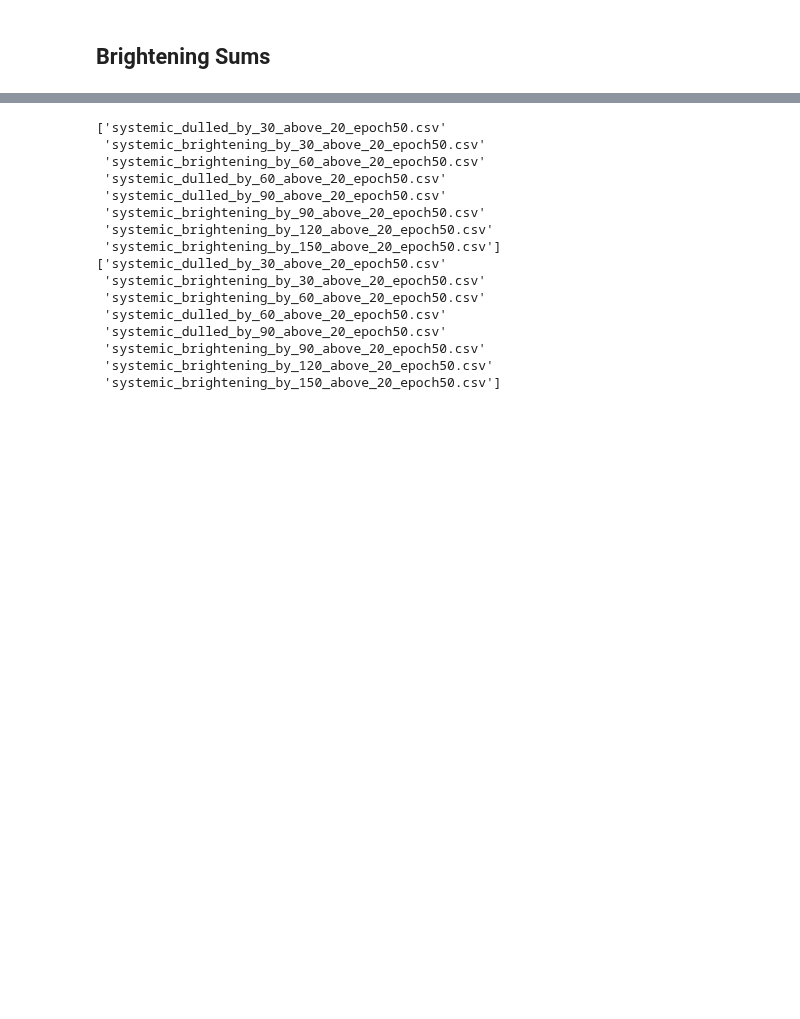
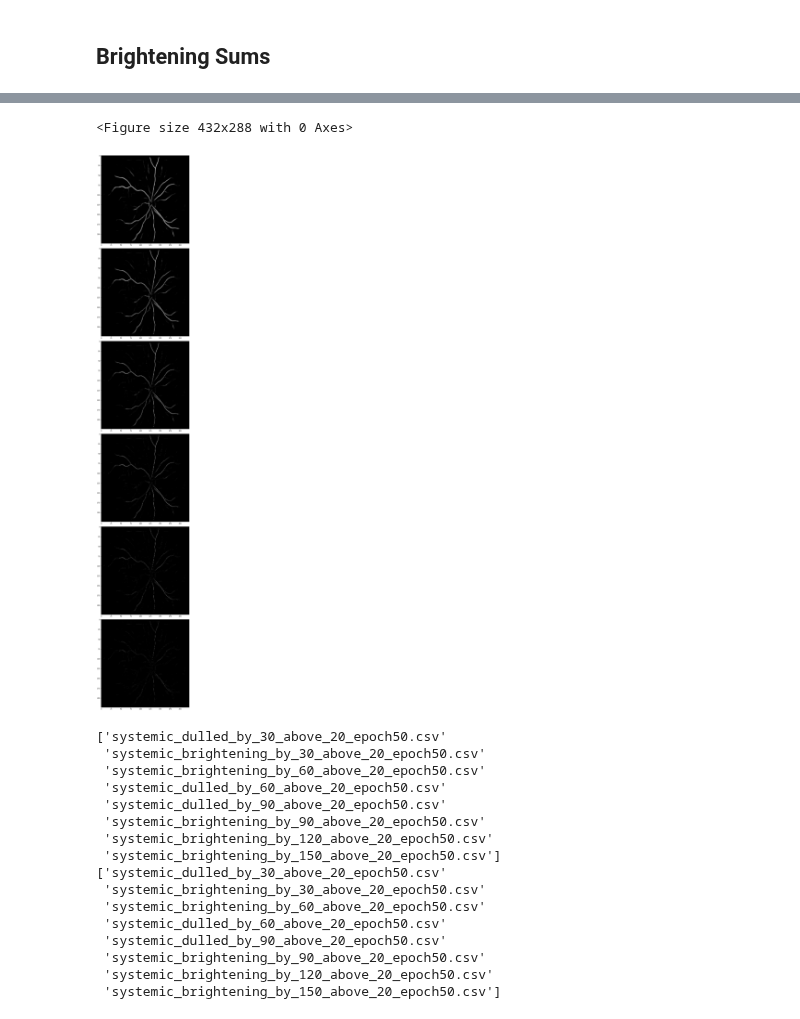
Before and after one commit to Centrattic/race, a Jupyter notebook: classifier_experiments/CNN_visualization.ipynb, the cells around one changed output, grey strips where cells are left out. Drawn from its saved outputs; the diff is of its cells as text; code cells hidden in the pictures; blank space fills up the shorter version.

```diff
--- a/classifier_experiments/CNN_visualization.ipynb
+++ b/classifier_experiments/CNN_visualization.ipynb
@@ -166,3 +135,36 @@ smaller vessels dulled by,  60
+# %%
+def make_systemic_brightening_vertical_stack(img_id, intensity_change, brighten_sum,
+                                            skeleton = False): # per image
+    img = mpimg.imread(f"/users/riya/race/dataset/segmentations/{img_id}.bmp")
+    img = np.repeat(img[:, :, np.newaxis], 3, axis=2).reshape((480,640,3))
+
+    if intensity_change == 'brighten':
+        visualize_image = systemic_brightening(img, skeleton, 'below', 'brighten', brighten_sum)
+
+    if intensity_change == 'dull':
+        visualize_image = systemic_brightening(img, skeleton, 'below', 'dull', brighten_sum)
+
+    return visualize_image
+# %%
+# apply to each brighten_sum
+brighten_sums_arr = [0, 30, 60, 90, 120, 150]
+# %%
+plt.figure()
+
+f, axarr = plt.subplots(6, 1)
+
+f.set_figheight(50)
+f.set_figwidth(50)
+
+f.tight_layout()
+
+for i in range(len(brighten_sums_arr)):
+    display_img = make_systemic_brightening_vertical_stack(18168, 'dull', brighten_sums_arr[i])
+    # axarr[i].set_xticks([])
+    axarr[i].imshow(display_img)
+# %% [output]
+<Figure size 432x288 with 0 Axes>
+[figure, added]
 # %%
 def make_systemic_brightening_roc_plot(path, epoch, brighten_sums,
                   insert_indexes = [], my_paths = [], my_labels=[]): # up to 50, early stopping
```
Also changed, not shown: parts of 6 cells of this notebook, 9 other files.
